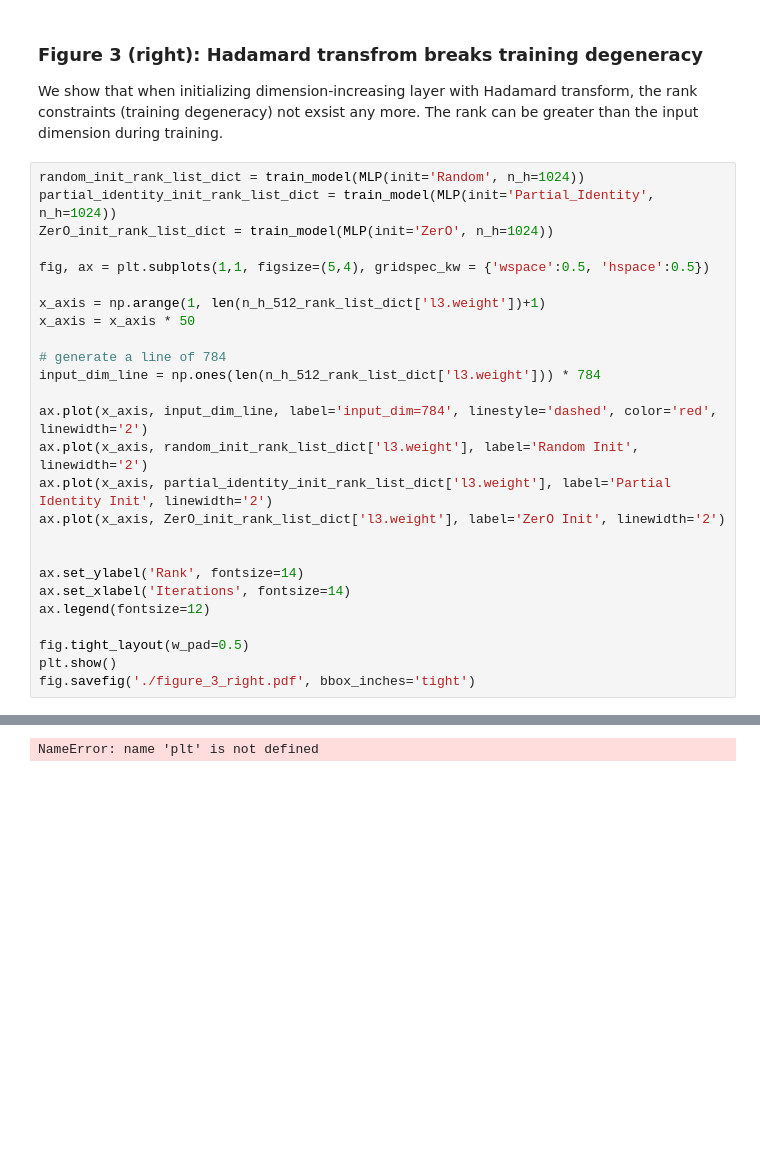
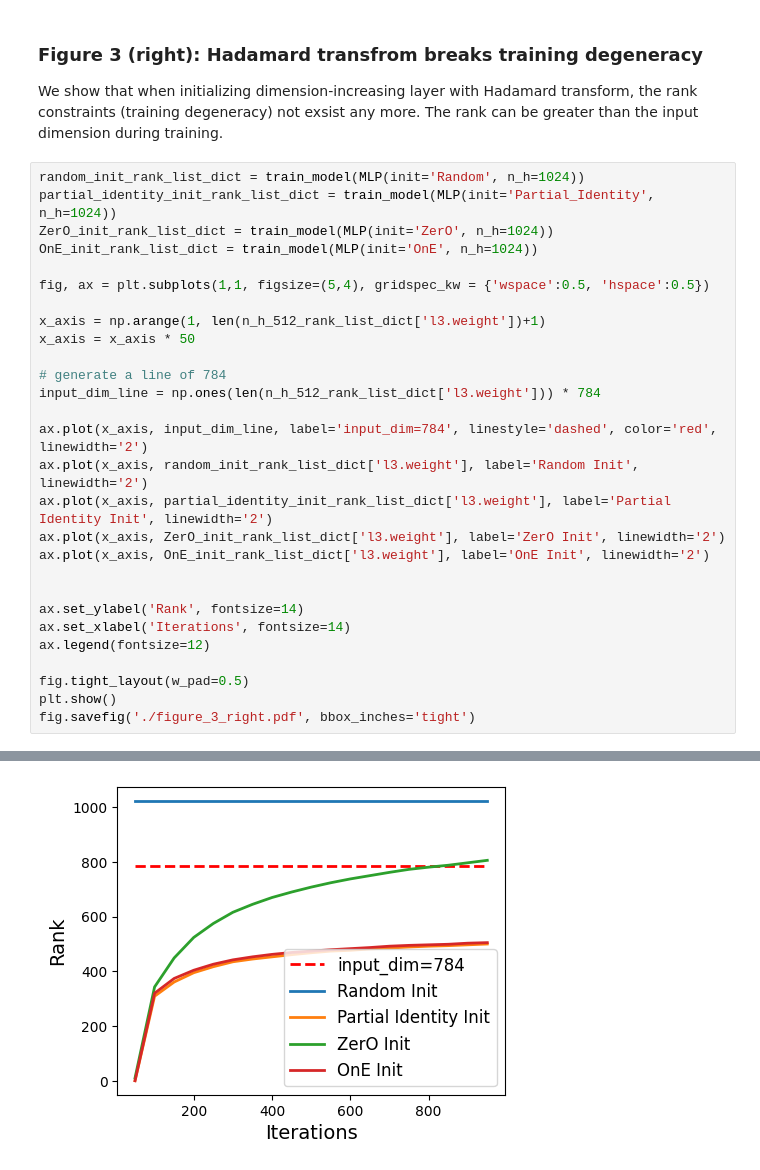
Before and after one commit to AlexanderPagel/ZerO-initialization, a Jupyter notebook: example_mnist.ipynb, the cells around one changed output, grey strips where cells are left out. Cells and saved outputs as stored; diff of their text form; blank space fills up the shorter version.

```diff
--- a/example_mnist.ipynb
+++ b/example_mnist.ipynb
@@ -354,6 +389,7 @@ We show that when initializing dimension-increasing layer with Hadamard transfor
 random_init_rank_list_dict = train_model(MLP(init='Random', n_h=1024))
 partial_identity_init_rank_list_dict = train_model(MLP(init='Partial_Identity', n_h=1024))
 ZerO_init_rank_list_dict = train_model(MLP(init='ZerO', n_h=1024))
+OnE_init_rank_list_dict = train_model(MLP(init='OnE', n_h=1024))
 
 fig, ax = plt.subplots(1,1, figsize=(5,4), gridspec_kw = {'wspace':0.5, 'hspace':0.5})
 
@@ -367,6 +403,7 @@ ax.plot(x_axis, input_dim_line, label='input_dim=784', linestyle='dashed', color
 ax.plot(x_axis, random_init_rank_list_dict['l3.weight'], label='Random Init', linewidth='2')
 ax.plot(x_axis, partial_identity_init_rank_list_dict['l3.weight'], label='Partial Identity Init', linewidth='2')
 ax.plot(x_axis, ZerO_init_rank_list_dict['l3.weight'], label='ZerO Init', linewidth='2')
+ax.plot(x_axis, OnE_init_rank_list_dict['l3.weight'], label='OnE Init', linewidth='2')
 
 
 ax.set_ylabel('Rank', fontsize=14)
@@ -413,2 +450,2 @@ Train Epoch: 1 [38400/60000 (64%)]      Loss: 0.225549  Accuracy(58%)
 ^ ===== After training =====
-NameError: name 'plt' is not defined
+[figure, added]
```
Also changed, not shown: parts of 4 cells of this notebook.
